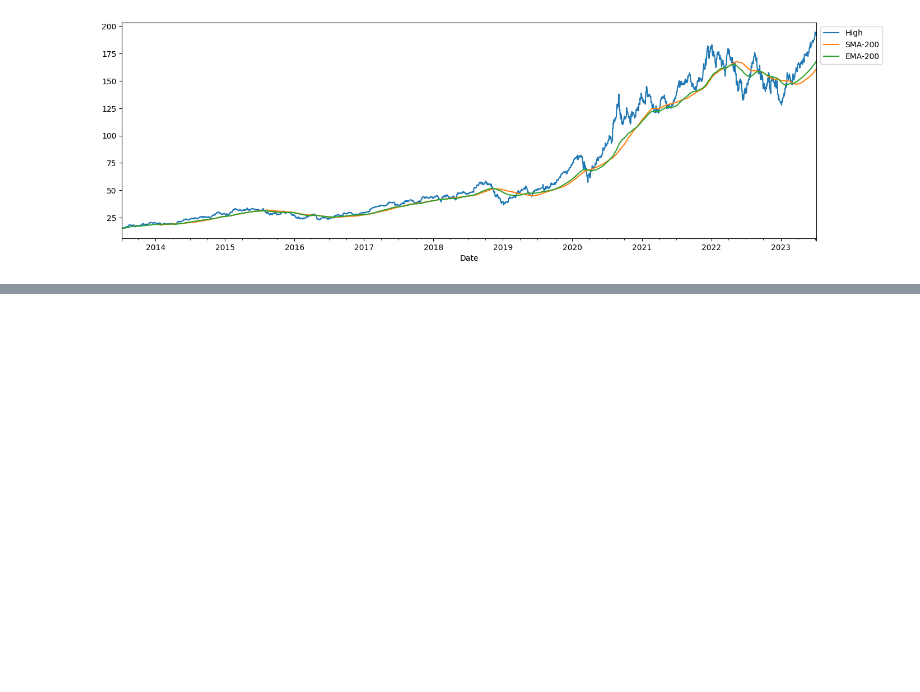
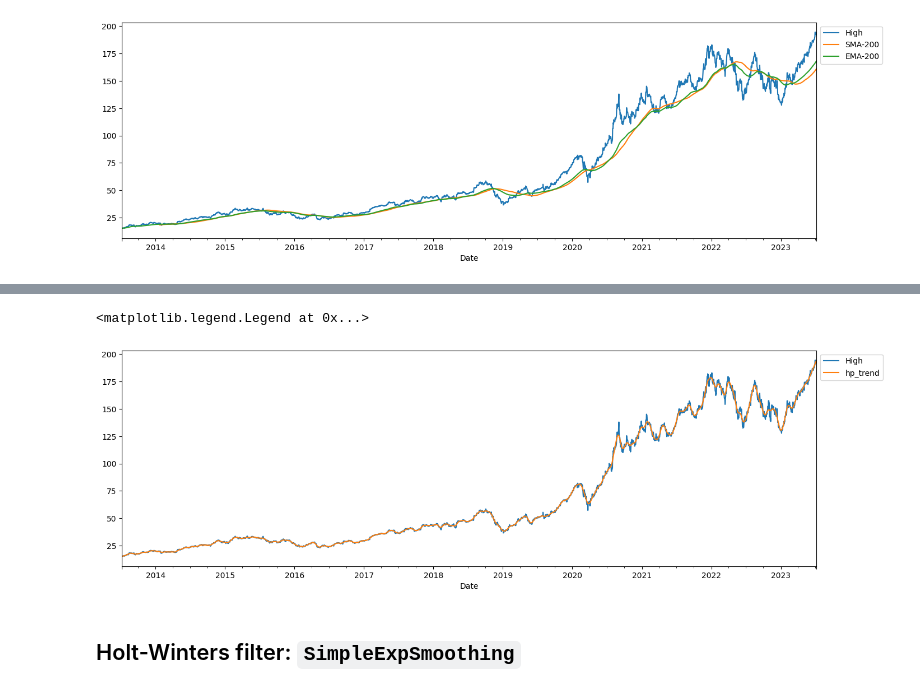
Before and after one commit to pakhapoom/time-series, a Jupyter notebook: notebooks/02_smoothing_methods.ipynb, the cells around one changed output, grey strips where cells are left out. Drawn from its saved outputs; the diff is of its cells as text; code cells hidden in the pictures; blank space fills up the shorter version.

```diff
--- a/notebooks/02_trend_smoothers.ipynb
+++ b/notebooks/02_smoothing_methods.ipynb
@@ -84,0 +98,12 @@ plt.legend(bbox_to_anchor=(1., 1.))
+# %%
+cycle, trend = hpfilter(df["High"])
+df["hp_cycle"] = cycle
+df["hp_trend"] = trend
+# %%
+df[["High", "hp_trend"]].plot(figsize=(16, 5))
+plt.legend(bbox_to_anchor=(1., 1.))
+# %% [output]
+<matplotlib.legend.Legend at 0x...>
+[figure, added]
+# %% [markdown]
+## Holt-Winters filter: `SimpleExpSmoothing`
```
Also changed, not shown: parts of 9 cells of this notebook, 2 other files.
